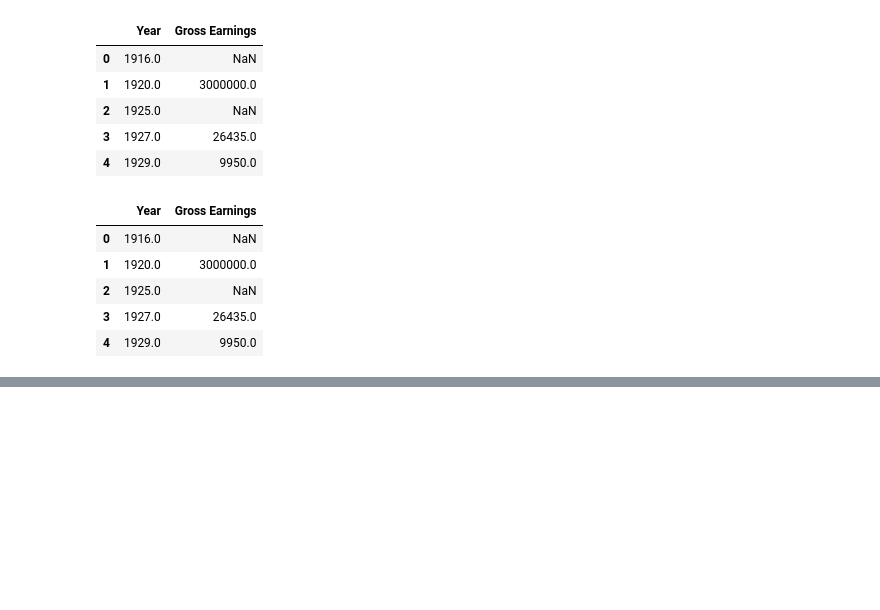
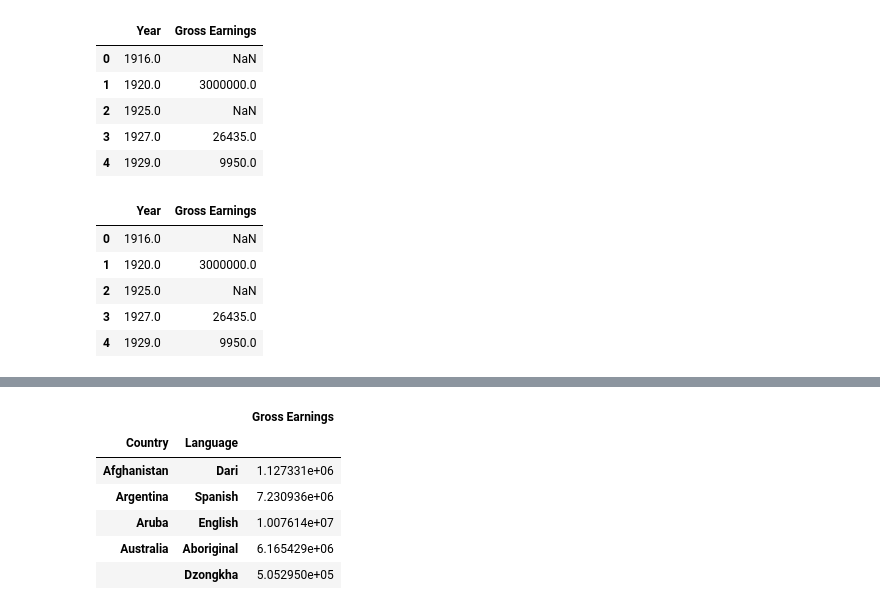
Before and after one commit to abhashkumar/python_numpy_pandas, a Jupyter notebook: Using_Excel_With_Pandas.ipynb, the cells around one changed output, grey strips where cells are left out. Cells and saved outputs as stored; diff of their text form; code cells hidden in the pictures; blank space fills up the shorter version.

```diff
--- a/Using_Excel_With_Pandas.ipynb
+++ b/Using_Excel_With_Pandas.ipynb
@@ -369,0 +430,11 @@ movies.loc[:,['Year', 'Gross Earnings']].head()
+# %%
+earnings_by_co_lang = movies_subset.pivot_table(index=['Country', 'Language'])
+earnings_by_co_lang.head()
+# %% [output]
+|  |  | Gross Earnings |
+| Country | Language |  |
+| Afghanistan | Dari | 1.127331e+06 |
+| Argentina | Spanish | 7.230936e+06 |
+| Aruba | English | 1.007614e+07 |
+| Australia | Aboriginal | 6.165429e+06 |
+|  | Dzongkha | 5.052950e+05 |
```
Also changed, not shown: parts of 24 cells of this notebook.
